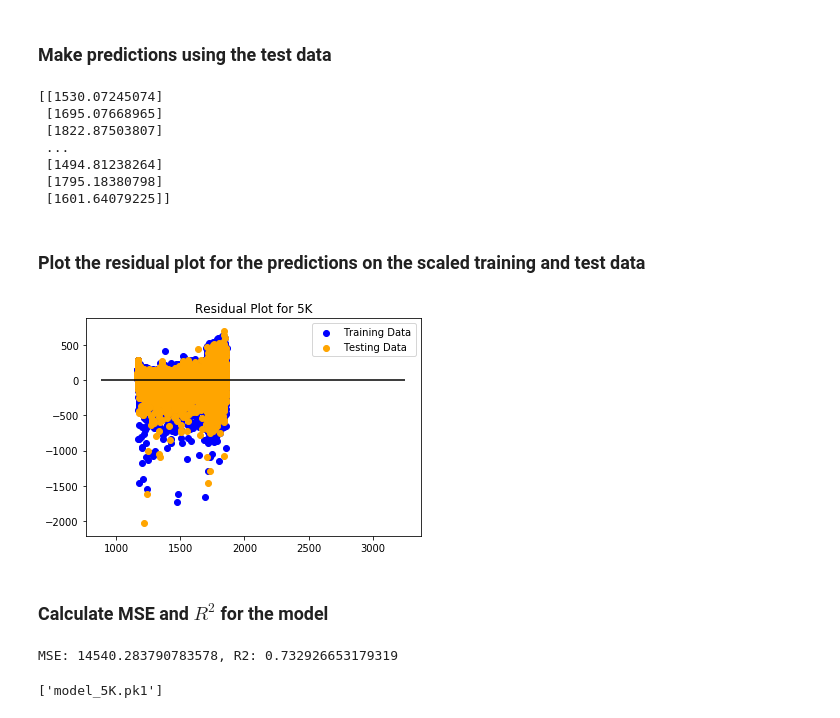
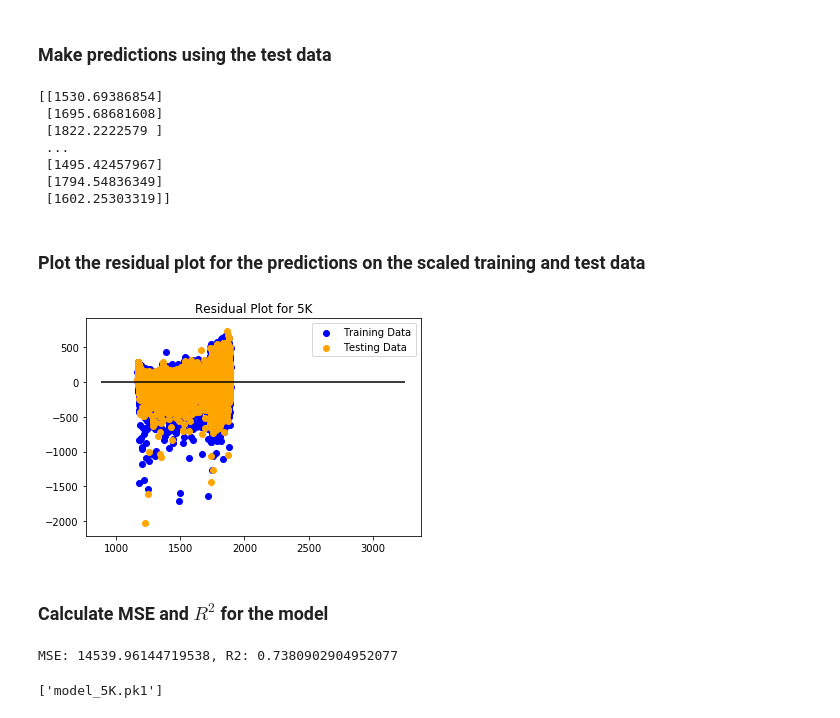
Before and after one commit to amcm29/MachineLearning_Marathon, a Jupyter notebook: boston_model.ipynb, the cells around one changed output. Cells and saved outputs as stored; diff of their text form; code cells hidden in the pictures.

```diff
--- a/boston_model.ipynb
+++ b/boston_model.ipynb
@@ -93,7 +93,7 @@ boston_clean.head(10)
 Make sure the data is in the appropriate shape
 # %%
 ### set up data for modeling
-X_5K = boston_clean[['Bib','Age','Official Time Duration', 'F', 'M']]
+X_5K = boston_clean[['Bib','Age','Official Time Duration', 'F', 'M', 'Temp (F)']]
 y_5K = boston_clean['5K Duration'].values.reshape(-1, 1)
 print(X_5K.shape, y_5K.shape)
 # %% [output]
@@ -144,24 +144,24 @@ predictions_5K = model_5K.predict(X_test_5K)
 # Predictions is a list of predicted values
 print(predictions_5K)
 # %% [output]
-[[1530.07245074]
- [1695.07668965]
- [1822.87503807]
+[[1530.69386854]
+ [1695.68681608]
+ [1822.2222579 ]
  ...
- [1494.81238264]
- [1795.18380798]
- [1601.64079225]]
+ [1495.42457967]
+ [1794.54836349]
+ [1602.25303319]]
 # %% [markdown]
 ### Plot the residual plot for the predictions on the scaled training and test data
 # %%
-plt.scatter(model.predict(X_train_5K), model.predict(X_train_5K) - y_train_5K, c="blue", label="Training Data")
-plt.scatter(model.predict(X_test_5K), model.predict(X_test_5K) - y_test_5K, c="orange", label="Testing Data")
+plt.scatter(model_5K.predict(X_train_5K), model_5K.predict(X_train_5K) - y_train_5K, c="blue", label="Training Data")
+plt.scatter(model_5K.predict(X_test_5K), model_5K.predict(X_test_5K) - y_test_5K, c="orange", label="Testing Data")
 plt.legend()
 plt.hlines(y=0, xmin=y_test_5K.min(), xmax=y_test_5K.max())
 plt.title("Residual Plot for 5K")
 plt.show()
 # %% [output]
-[figure, old version]
+[figure, new version]
 # %% [markdown]
 ### Calculate MSE and $R^2$ for the model
 # %%
@@ -170,12 +170,13 @@ plt.show()
 from sklearn.metrics import mean_squared_error
 
 MSE = mean_squared_error(y_test_5K, predictions_5K)
-r2 = model.score(X_test_5K, y_test_5K)
+r2 = model_5K.score(X_test_5K, y_test_5K)
 
 
 print(f"MSE: {MSE}, R2: {r2}")
+boston_mse_r2={}
 # %% [output]
-MSE: 14540.283790783578, R2: 0.732926653179319
+MSE: 14539.96144719538, R2: 0.7380902904952077
 # %%
 # Save the model as pickle file
 
```
Also changed, not shown: parts of 31 cells of this notebook, 10 other files.
